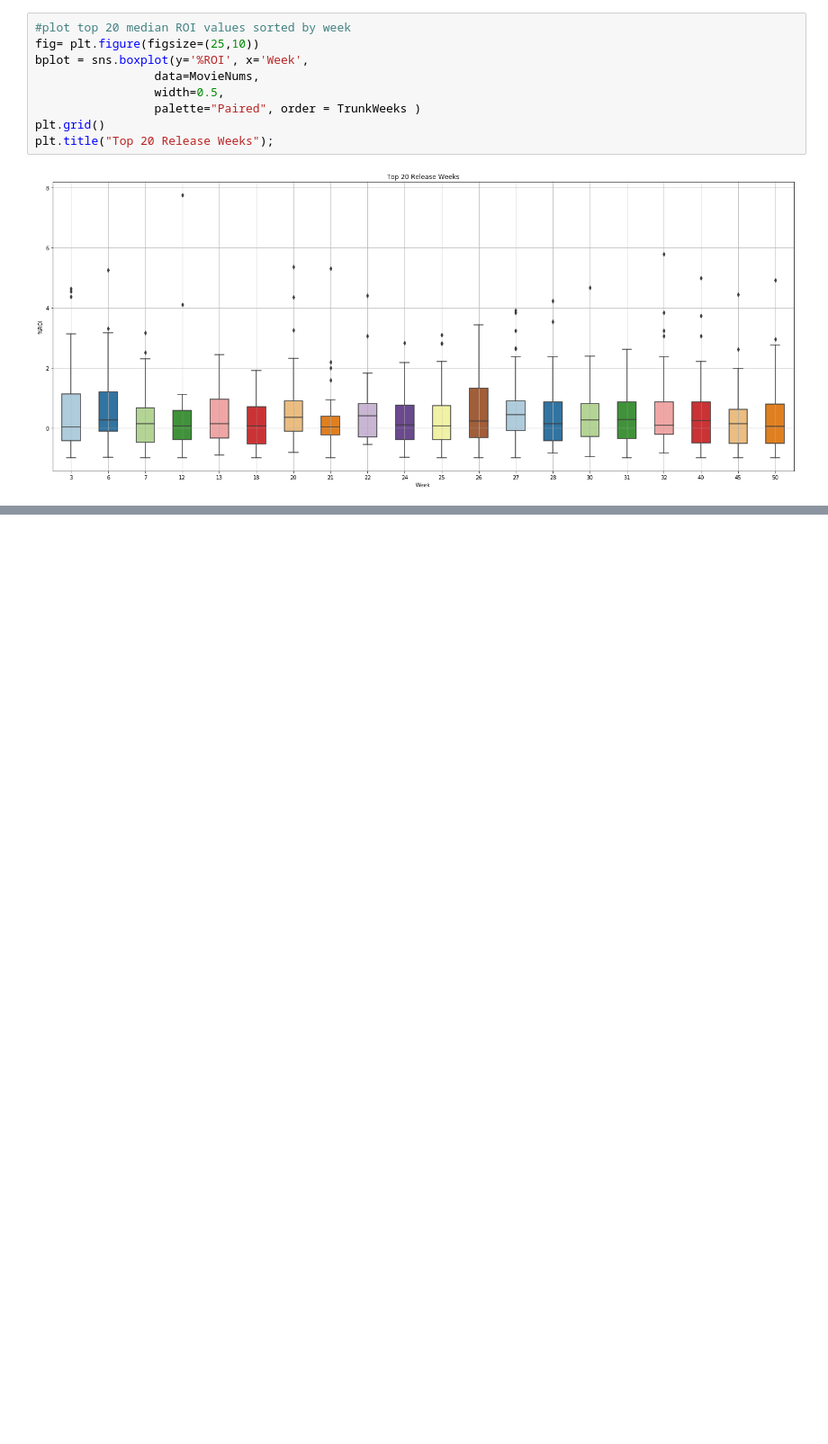
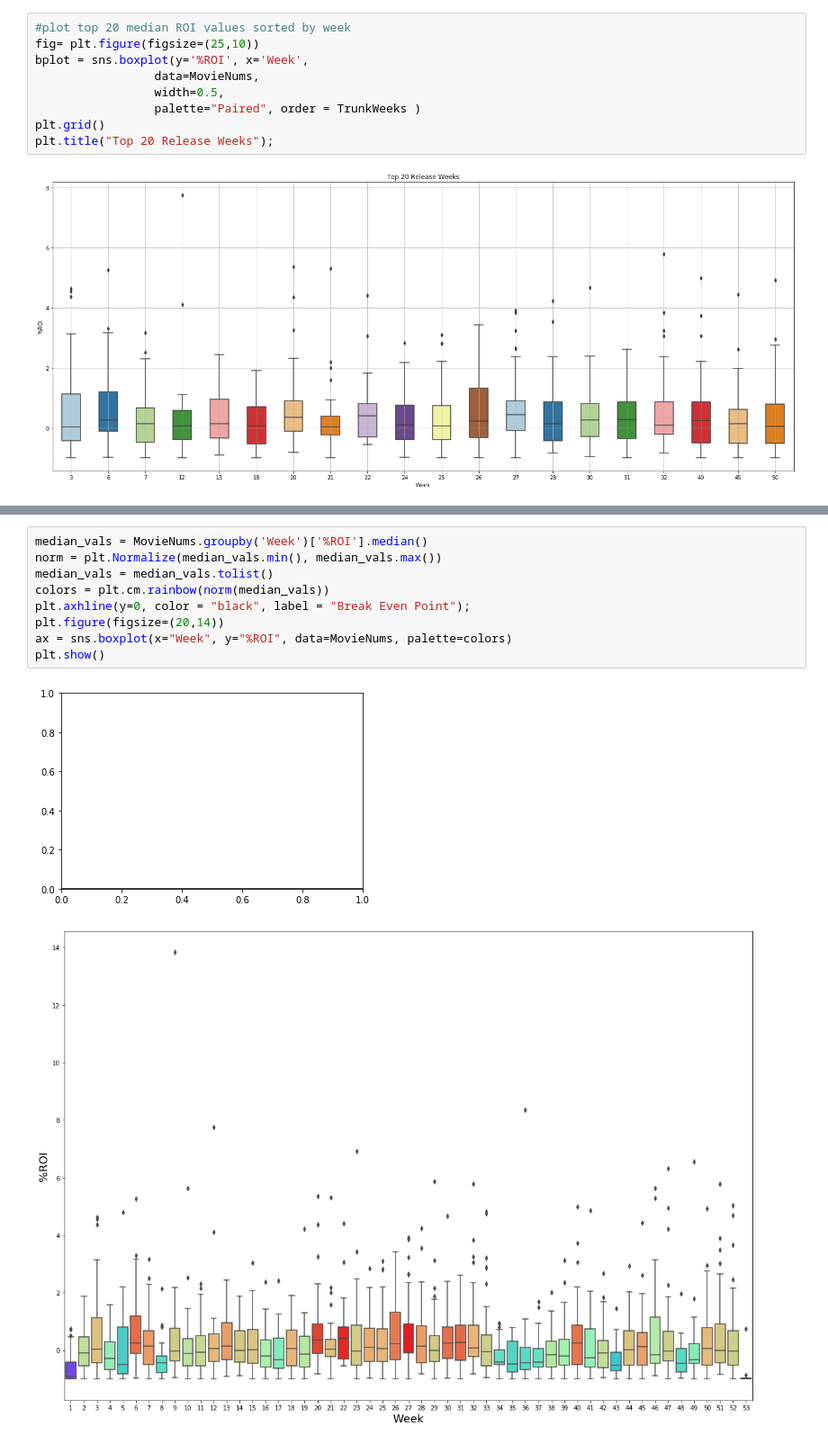
Before and after one commit to CristinaTRico/Mod1Project, a Jupyter notebook: ByWeekAnalysis.ipynb, the cells around one changed output, grey strips where cells are left out. Shown at 90% size. Drawn from its saved outputs; the diff is of its cells as text; blank space fills up the shorter version.

```diff
--- a/ByWeekAnalysis.ipynb
+++ b/ByWeekAnalysis.ipynb
@@ -74,0 +130,12 @@ plt.title("Top 20 Release Weeks");
+# %%
+median_vals = MovieNums.groupby('Week')['%ROI'].median()
+norm = plt.Normalize(median_vals.min(), median_vals.max())
+median_vals = median_vals.tolist()
+colors = plt.cm.rainbow(norm(median_vals))
+plt.axhline(y=0, color = "black", label = "Break Even Point");
+plt.figure(figsize=(20,14))
+ax = sns.boxplot(x="Week", y="%ROI", data=MovieNums, palette=colors)
+plt.show()
+# %% [output]
+[figure, added]
+[figure, added]
```
Also changed, not shown: parts of 12 cells of this notebook.
